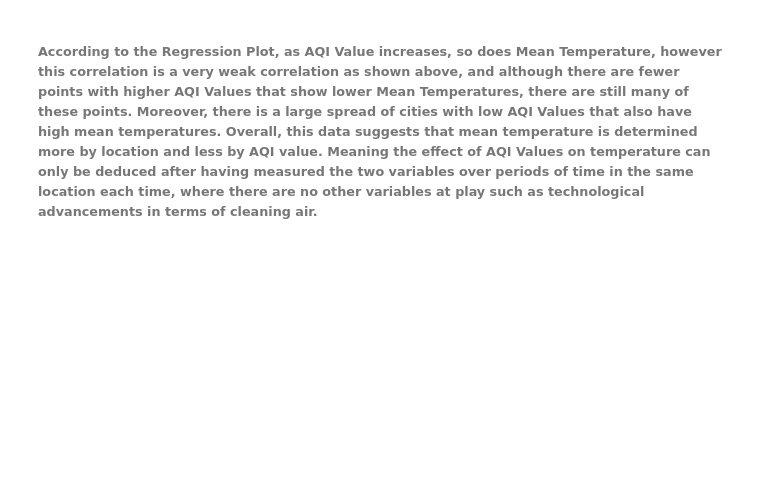
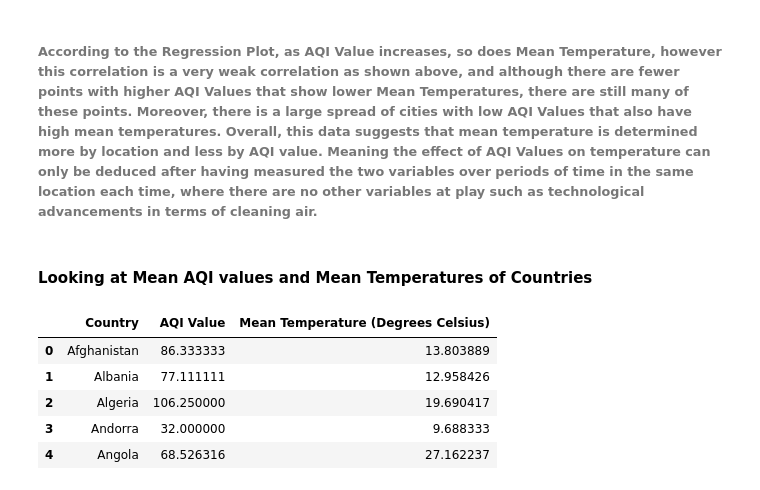
Before and after one commit to EirfatChoudhury/AQIVsTempContinued, a Jupyter notebook: data-analysis/AQIvsTemp.ipynb, the cells around one changed output. Drawn from its saved outputs; the diff is of its cells as text; code cells hidden in the pictures; blank space fills up the shorter version.

```diff
--- a/data-analysis/AQIvsTemp.ipynb
+++ b/data-analysis/AQIvsTemp.ipynb
@@ -226,2 +226,14 @@ AQI_Vs_Temp = sns.regplot(data=AQI_CITY_TEMP_2, x="AQI Value", y="Mean Temperatu
 # %% [markdown]
 ###### According to the Regression Plot, as AQI Value increases, so does Mean Temperature, however this correlation is a very weak correlation as shown above, and although there are fewer points with higher AQI Values that show lower Mean Temperatures, there are still many of these points. Moreover, there is a large spread of cities with low AQI Values that also have high mean temperatures. Overall, this data suggests that mean temperature is determined more by location and less by AQI value. Meaning the effect of AQI Values on temperature can only be deduced after having measured the two variables over periods of time in the same location each time, where there are no other variables at play such as technological advancements in terms of cleaning air.
+# %% [markdown]
+#### Looking at Mean AQI values and Mean Temperatures of Countries
+# %%
+AQI_COUNTRY_TEMP = AQI_CITY_TEMP_2.drop(["City"], axis="columns").groupby(["Country"]).mean().reset_index()
+AQI_COUNTRY_TEMP.head()
+# %% [output]
+|  | Country | AQI Value | Mean Temperature (Degrees Celsius) |
+| 0 | Afghanistan | 86.333333 | 13.803889 |
+| 1 | Albania | 77.111111 | 12.958426 |
+| 2 | Algeria | 106.250000 | 19.690417 |
+| 3 | Andorra | 32.000000 | 9.688333 |
+| 4 | Angola | 68.526316 | 27.162237 |
```
Also changed, not shown: parts of 2 cells of this notebook.
